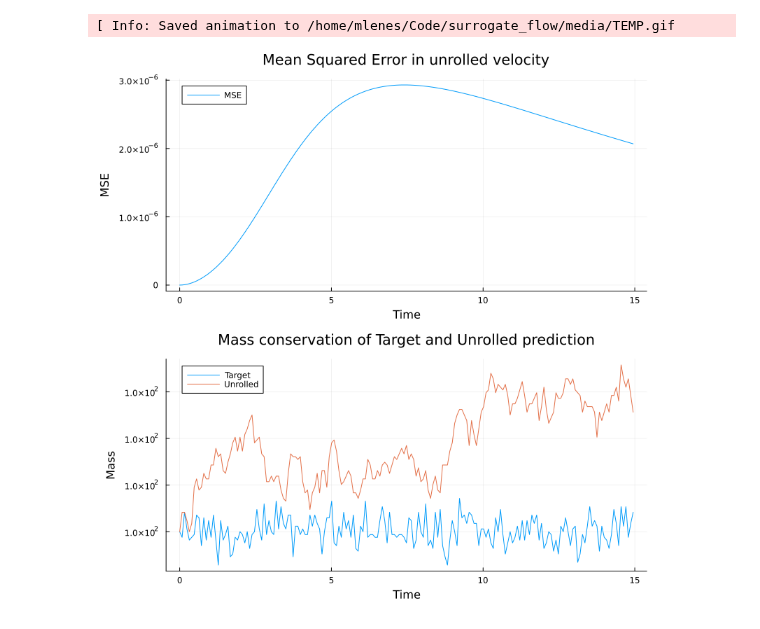
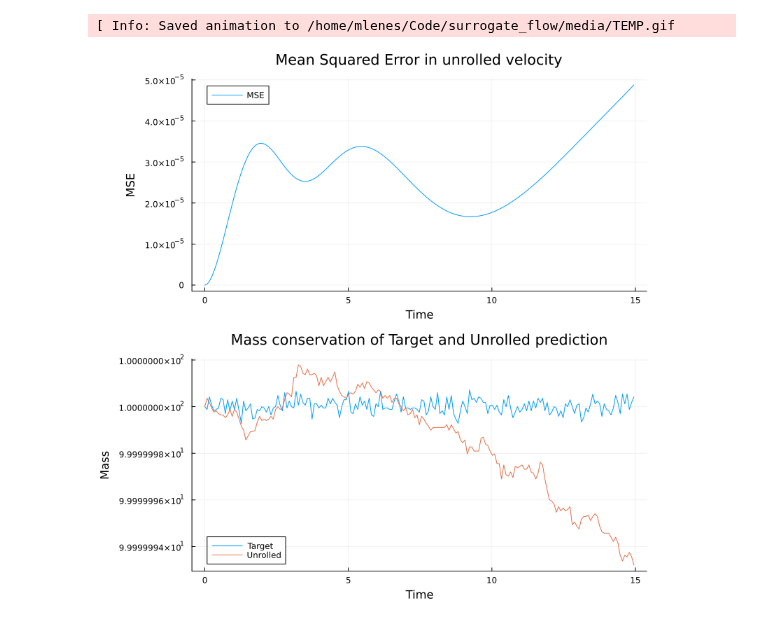
Before and after one commit to mlenes/surrogate_flow, a Jupyter notebook: Analysis.ipynb, the cells around one changed output. Saved outputs shown, nothing was run; the diff lists cells and outputs as text; code cells hidden in the pictures.

```diff
--- a/Analysis.ipynb
+++ b/Analysis.ipynb
@@ -16,10 +16,10 @@ show_unrolling_heatmap("data/burgers2d_periodicBase.jld2", model, ps, st, Xμ, X
 # %% [output]
 [ Info: Saved animation to /home/mlenes/Code/surrogate_flow/media/TEMP.gif
 # %%
-#show_plots("data/burgers1d_periodicBase.jld2", model, ps, st, Xμ, Xσ, "media/TEMP.png"; do_norm=false)
-show_plots_2D("data/burgers2d_periodicBase.jld2", model, ps, st, Xμ, Xσ, "media/TEMP.png"; do_norm=false)
+show_plots("data/burgers1d_periodicBase.jld2", model, ps, st, Xμ, Xσ, "media/TEMP.png"; do_norm=false)
+#show_plots_2D("data/burgers2d_periodicBase.jld2", model, ps, st, Xμ, Xσ, "media/TEMP.png"; do_norm=false)
 # %% [output]
-[figure, old version]
+[figure, new version]
 # %%
 show_spectral_density(model, ps, st, "data/burgers1d_periodicBase.jld2", Xμ, Xσ, "media/TEMP.gif")
 # %%
```
Also changed, not shown: parts of 1 cell of this notebook, 10 other files.
